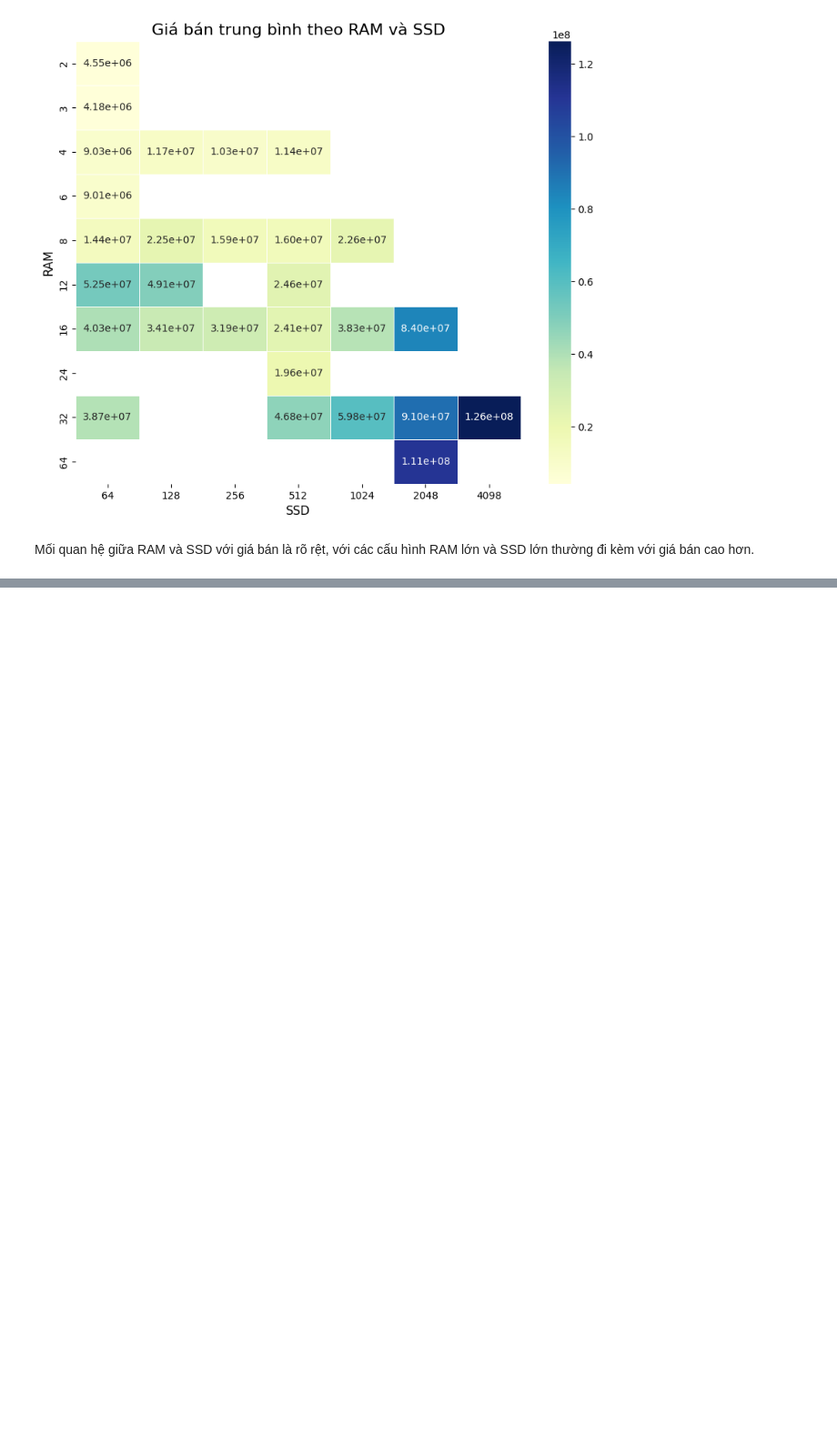
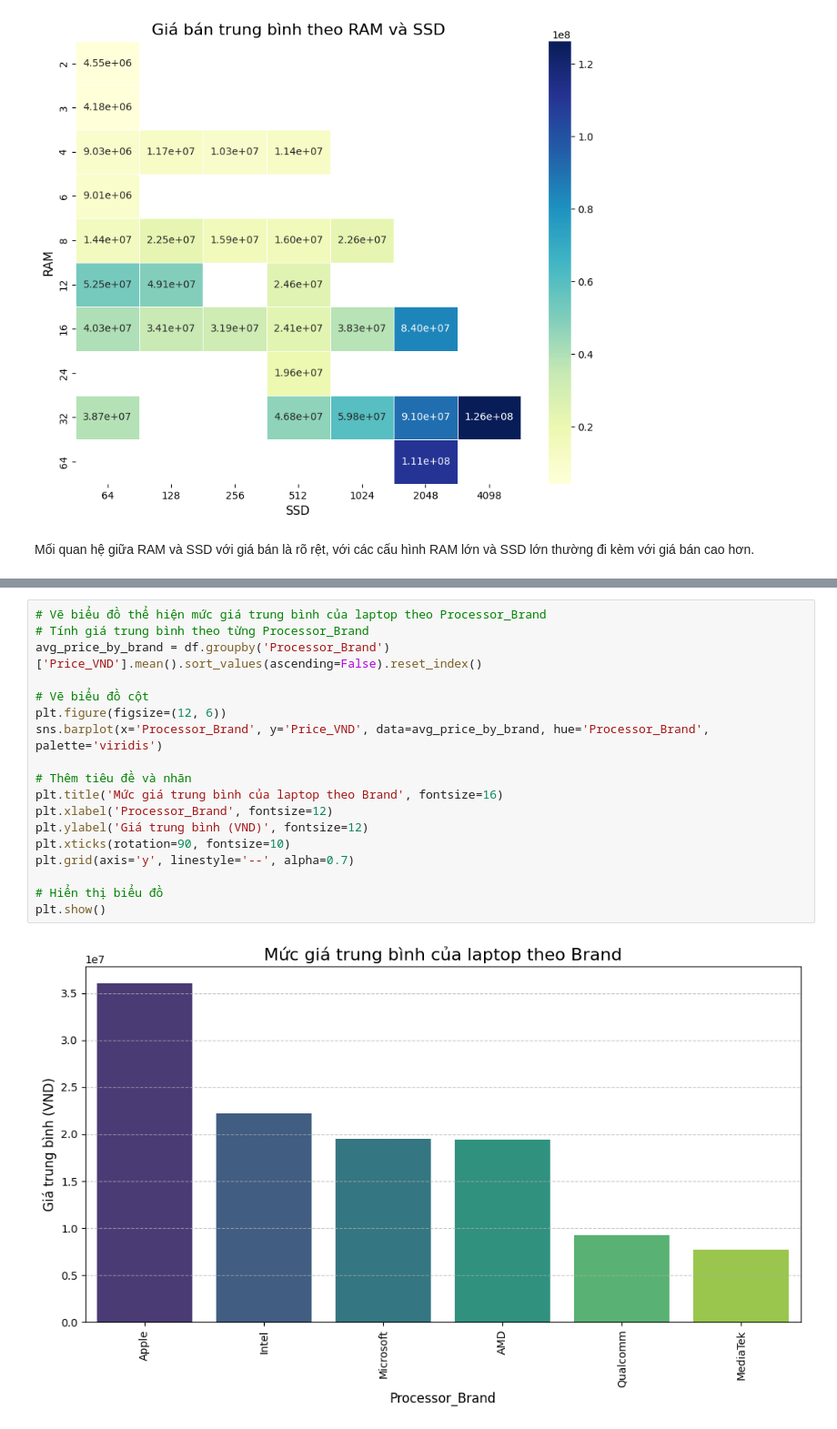
Before and after one commit to NguyenNgocThanhSang/laptop-prices-analysis, a Jupyter notebook: Sources/EDA.ipynb, the cells around one changed output, grey strips where cells are left out. Shown at 91% size. Drawn from its saved outputs; the diff is of its cells as text; blank space fills up the shorter version.

```diff
--- a/Sources/EDA.ipynb
+++ b/Sources/EDA.ipynb
@@ -408,0 +700,20 @@ Mối quan hệ giữa RAM và SSD với giá bán là rõ rệt, với các c
+# %%
+# Vẽ biểu đồ thể hiện mức giá trung bình của laptop theo Processor_Brand
+# Tính giá trung bình theo từng Processor_Brand
+avg_price_by_brand = df.groupby('Processor_Brand')['Price_VND'].mean().sort_values(ascending=False).reset_index()
+
+# Vẽ biểu đồ cột
+plt.figure(figsize=(12, 6))
+sns.barplot(x='Processor_Brand', y='Price_VND', data=avg_price_by_brand, hue='Processor_Brand', palette='viridis')
+
+# Thêm tiêu đề và nhãn
+plt.title('Mức giá trung bình của laptop theo Brand', fontsize=16)
+plt.xlabel('Processor_Brand', fontsize=12)
+plt.ylabel('Giá trung bình (VND)', fontsize=12)
+plt.xticks(rotation=90, fontsize=10)
+plt.grid(axis='y', linestyle='--', alpha=0.7)
+
+# Hiển thị biểu đồ
+plt.show()
+# %% [output]
+[figure, added]
```
Also changed, not shown: parts of 20 cells of this notebook, 1 other file.
